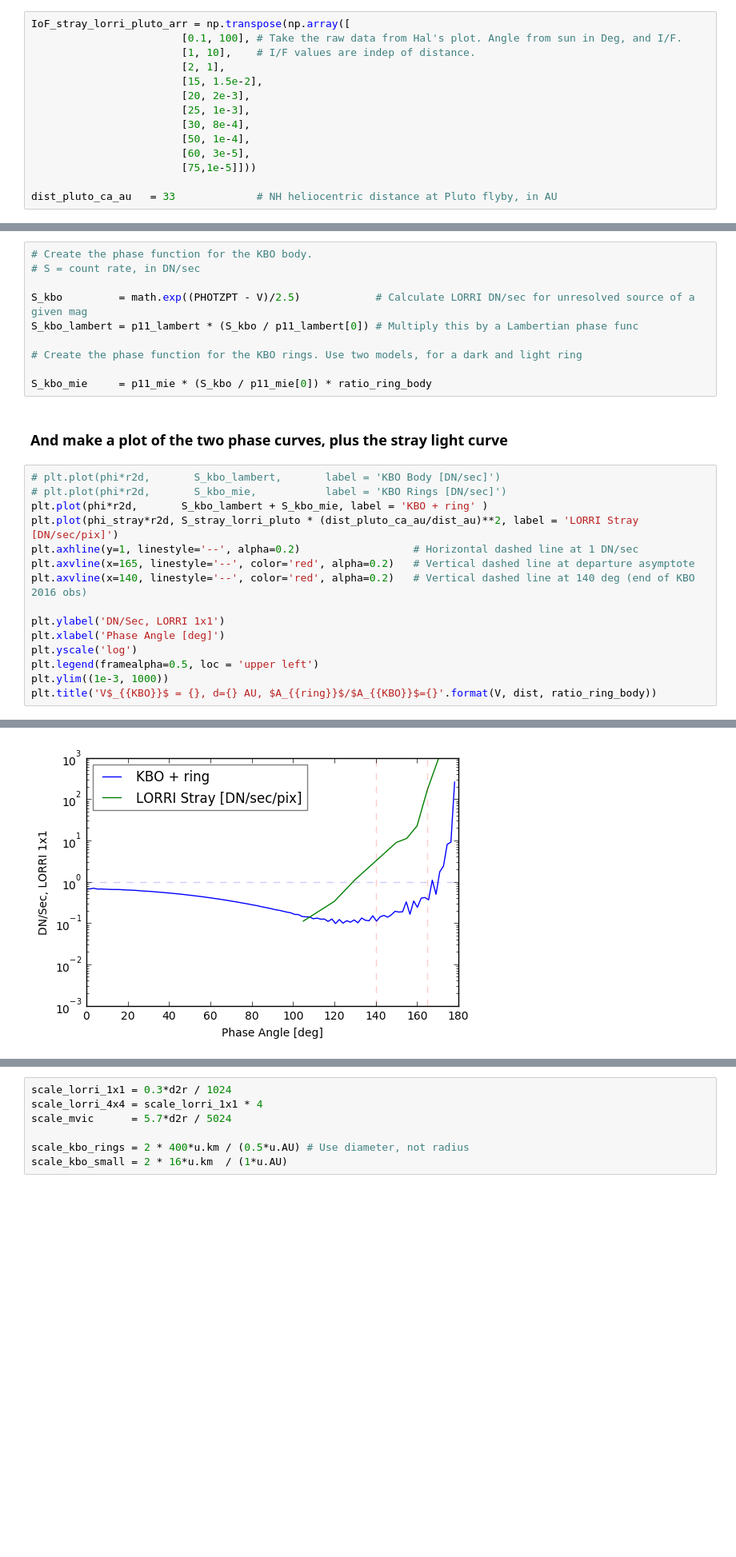
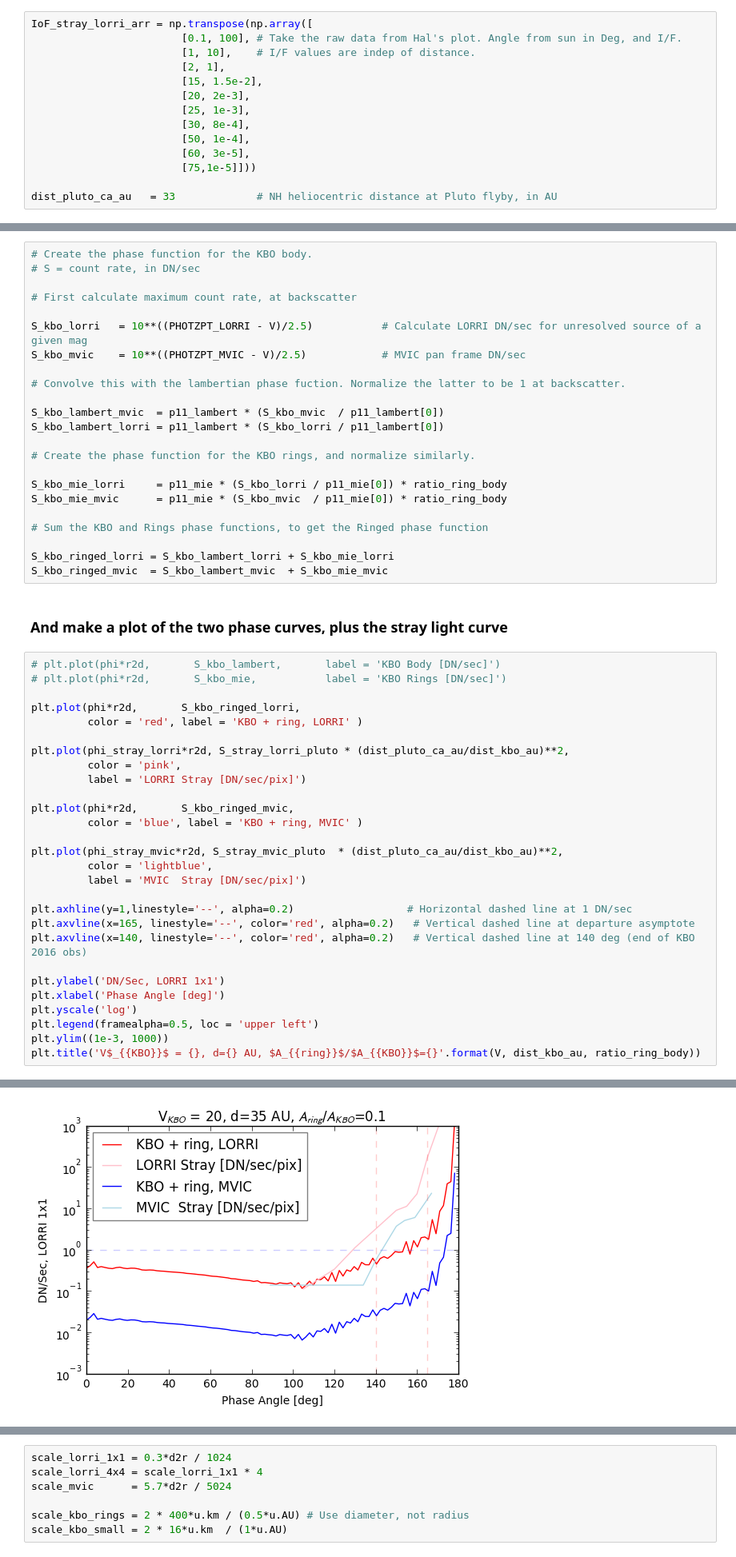
Before and after one commit to henrythroop/NH_Jring, a Jupyter notebook: KEM KBO Planning.ipynb, the cells around one changed output, grey strips where cells are left out. Shown: that part at 80% size. Cells and saved outputs as stored; diff of their text form; blank space fills up the shorter version.

```diff
--- a/KEM KBO Planning.ipynb
+++ b/KEM KBO Planning.ipynb
@@ -92,5 +167,5 @@ Conventions to adopt here:
 # %%
-IoF_stray_lorri_pluto_arr = np.transpose(np.array([
+IoF_stray_lorri_arr = np.transpose(np.array([
                         [0.1, 100], # Take the raw data from Hal's plot. Angle from sun in Deg, and I/F.
                         [1, 10],    # I/F values are indep of distance.
                         [2, 1],
@@ -185,20 +339,46 @@ ratio_ring_body = 0.01 # Brightness ratio, at backscatter. (ie, area ratio of ri
 # Create the phase function for the KBO body.
 # S = count rate, in DN/sec
 
-S_kbo         = math.exp((PHOTZPT - V)/2.5)            # Calculate LORRI DN/sec for unresolved source of a given mag
-S_kbo_lambert = p11_lambert * (S_kbo / p11_lambert[0]) # Multiply this by a Lambertian phase func
+# First calculate maximum count rate, at backscatter
 
-# Create the phase function for the KBO rings. Use two models, for a dark and light ring
+S_kbo_lorri   = 10**((PHOTZPT_LORRI - V)/2.5)           # Calculate LORRI DN/sec for unresolved source of a given mag
+S_kbo_mvic    = 10**((PHOTZPT_MVIC - V)/2.5)            # MVIC pan frame DN/sec
 
-S_kbo_mie     = p11_mie * (S_kbo / p11_mie[0]) * ratio_ring_body
+# Convolve this with the lambertian phase fuction. Normalize the latter to be 1 at backscatter.
+
+S_kbo_lambert_mvic  = p11_lambert * (S_kbo_mvic  / p11_lambert[0])
+S_kbo_lambert_lorri = p11_lambert * (S_kbo_lorri / p11_lambert[0])
+
+# Create the phase function for the KBO rings, and normalize similarly.
+
+S_kbo_mie_lorri     = p11_mie * (S_kbo_lorri / p11_mie[0]) * ratio_ring_body
+S_kbo_mie_mvic      = p11_mie * (S_kbo_mvic  / p11_mie[0]) * ratio_ring_body
+
+# Sum the KBO and Rings phase functions, to get the Ringed phase function
+
+S_kbo_ringed_lorri = S_kbo_lambert_lorri + S_kbo_mie_lorri
+S_kbo_ringed_mvic  = S_kbo_lambert_mvic  + S_kbo_mie_mvic
 # %% [markdown]
 ### And make a plot of the two phase curves, plus the stray light curve
 # %%
 # plt.plot(phi*r2d,       S_kbo_lambert,       label = 'KBO Body [DN/sec]')
 # plt.plot(phi*r2d,       S_kbo_mie,           label = 'KBO Rings [DN/sec]')
-plt.plot(phi*r2d,       S_kbo_lambert + S_kbo_mie, label = 'KBO + ring' )
-plt.plot(phi_stray*r2d, S_stray_lorri_pluto * (dist_pluto_ca_au/dist_au)**2, label = 'LORRI Stray [DN/sec/pix]')
-plt.axhline(y=1, linestyle='--', alpha=0.2)                  # Horizontal dashed line at 1 DN/sec
+
+plt.plot(phi*r2d,       S_kbo_ringed_lorri,
+         color = 'red', label = 'KBO + ring, LORRI' )
+
+plt.plot(phi_stray_lorri*r2d, S_stray_lorri_pluto * (dist_pluto_ca_au/dist_kbo_au)**2,
+         color = 'pink',
+         label = 'LORRI Stray [DN/sec/pix]')
+
+plt.plot(phi*r2d,       S_kbo_ringed_mvic,
+         color = 'blue', label = 'KBO + ring, MVIC' )
+
+plt.plot(phi_stray_mvic*r2d, S_stray_mvic_pluto  * (dist_pluto_ca_au/dist_kbo_au)**2,
+         color = 'lightblue',
+         label = 'MVIC  Stray [DN/sec/pix]')
+
+plt.axhline(y=1,linestyle='--', alpha=0.2)                  # Horizontal dashed line at 1 DN/sec
 plt.axvline(x=165, linestyle='--', color='red', alpha=0.2)   # Vertical dashed line at departure asymptote
 plt.axvline(x=140, linestyle='--', color='red', alpha=0.2)   # Vertical dashed line at 140 deg (end of KBO 2016 obs)
 
@@ -207,5 +387,5 @@ plt.xlabel('Phase Angle [deg]')
 plt.yscale('log')
 plt.legend(framealpha=0.5, loc = 'upper left')
 plt.ylim((1e-3, 1000))
-plt.title('V$_{{KBO}}$ = {}, d={} AU, $A_{{ring}}$/$A_{{KBO}}$={}'.format(V, dist, ratio_ring_body))
+plt.title('V$_{{KBO}}$ = {}, d={} AU, $A_{{ring}}$/$A_{{KBO}}$={}'.format(V, dist_kbo_au, ratio_ring_body))
 # %% [output]
@@ -213,4 +393,4 @@ NameError: name 'dist' is not defined
-[figure, old version]
+[figure, new version]
 # %% [markdown]
 ### Concl:
 I've done a bunch of cases. In all of them, LORRI stray light really dominates past 140 deg.
```
Also changed, not shown: parts of 24 cells of this notebook.
